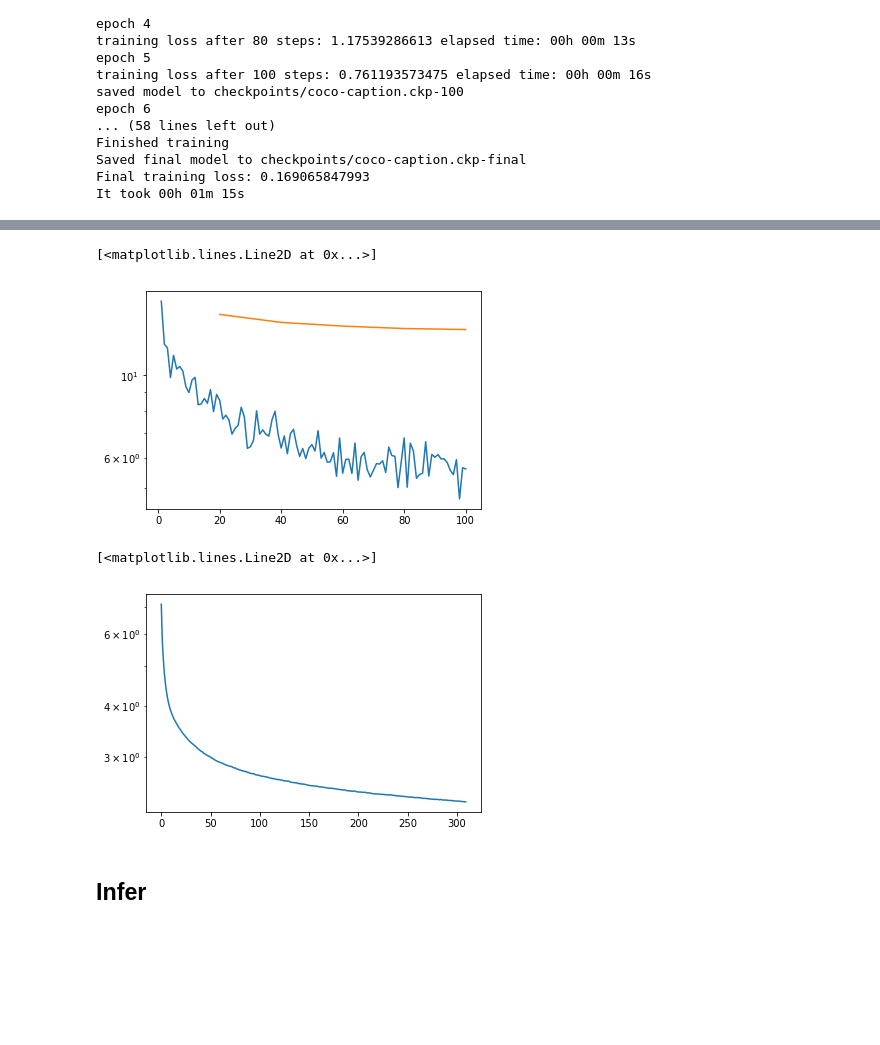
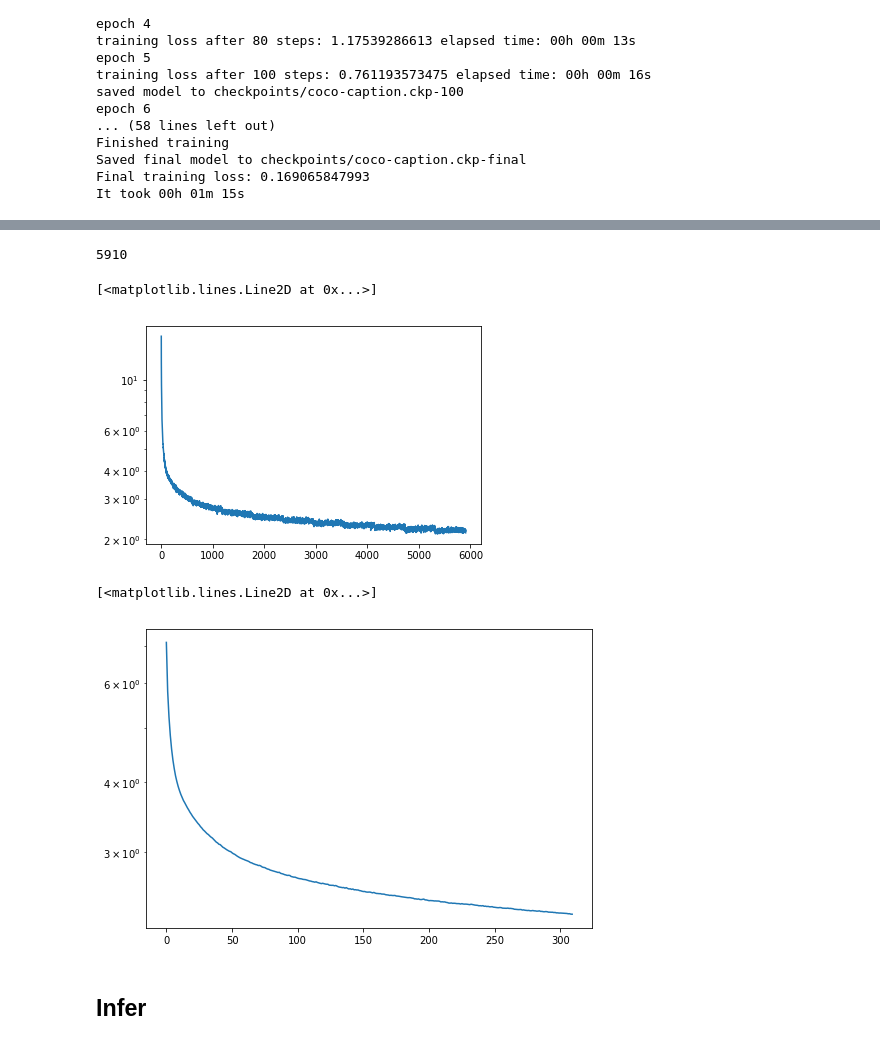
Before and after one commit to PuncocharM/txa-project-image-captioning, a Jupyter notebook: RNN Captioning.ipynb, the cells around one changed output, grey strips where cells are left out. Drawn from its saved outputs; the diff is of its cells as text; code cells hidden in the pictures; blank space fills up the shorter version.

```diff
--- a/RNN Captioning.ipynb
+++ b/RNN Captioning.ipynb
@@ -9,6 +9,9 @@ import importlib
 import matplotlib.pyplot as plt
 
 from config import ms_coco_dir
+
+import pylab
+pylab.rcParams['figure.figsize'] = (8.0, 5.5)
 # %%
 # use xception descriptors
 
@@ -81,10 +100,13 @@ It took 00h 01m 15s
+# %%
+losses_x[-1]
+# %% [output]
+5910
 # %%
-losses, losses_x, losses_val, losses_val_x = np.load('losses.npy')
-plt.semilogy(losses_x, losses)
-plt.semilogy(losses_val_x, losses_val)
+losses = np.load('losses-6000.npy')
+plt.semilogy(losses)
 # %% [output]
 [<matplotlib.lines.Line2D at 0x...>]
-[figure, old version]
+[figure, new version]
 # %%
 losses1 = np.load('losses-first-1000.npy')
 losses2 = np.load('losses-next-2050.npy')
@@ -92,7 +114,7 @@ losses = np.concatenate([losses1, losses2])
 plt.semilogy(losses)
 # %% [output]
 [<matplotlib.lines.Line2D at 0x...>]
-[figure, old version]
+[figure, new version]
 # %% [markdown]
 ## Infer
 # %%
```
Also changed, not shown: parts of 1 cell of this notebook, 7 other files.
